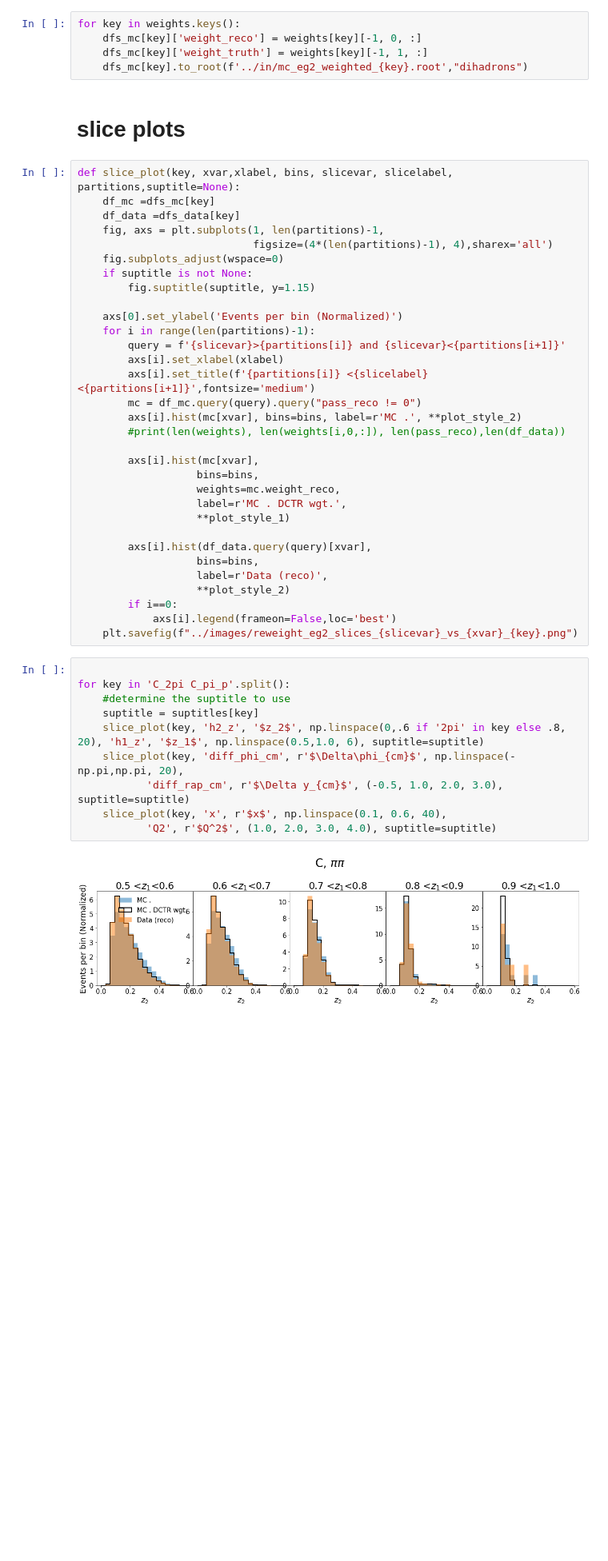
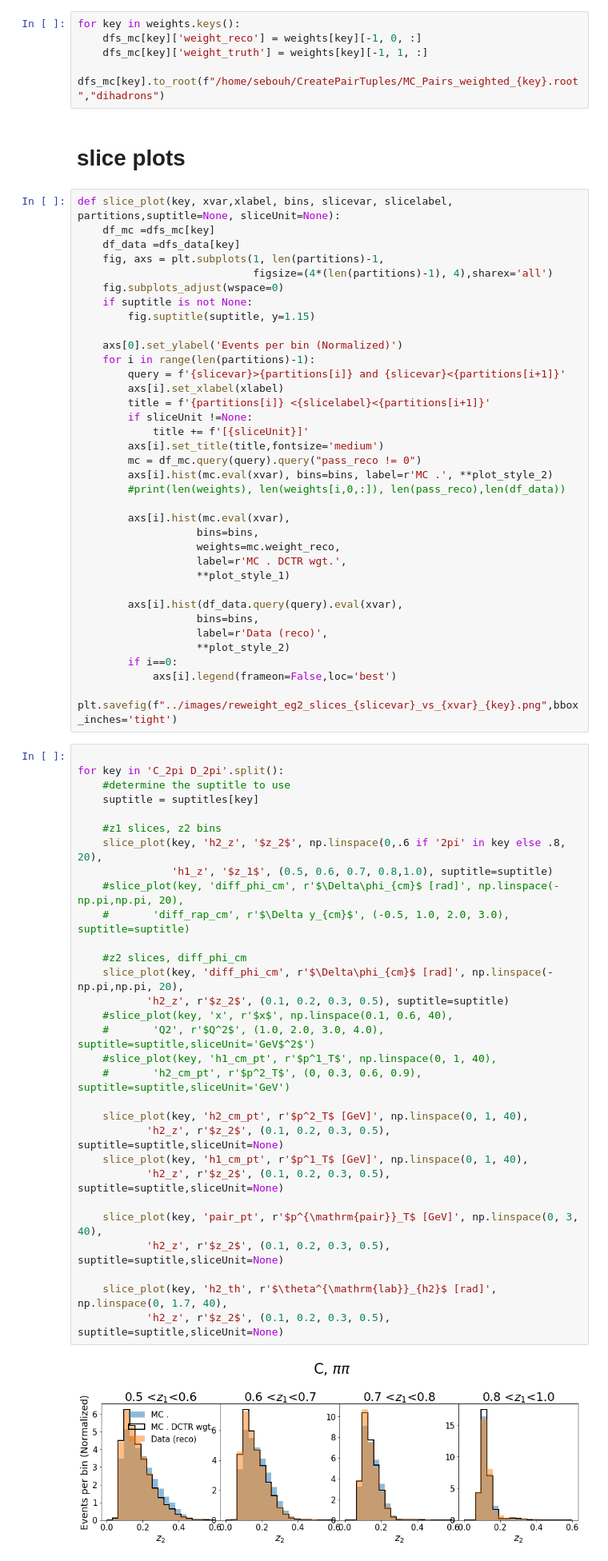
Before and after one commit to sebouh137/sidis_tuples, a Jupyter notebook: python/ReweightDihadrons-Clas6.ipynb, the cells around one changed output. Shown at 80% size. Drawn from its saved outputs; the diff is of its cells as text; blank space fills up the shorter version.

```diff
--- a/python/ReweightDihadrons-Clas6.ipynb
+++ b/python/ReweightDihadrons-Clas6.ipynb
@@ -659,11 +657,11 @@ ITERATION: 4
 for key in weights.keys():
     dfs_mc[key]['weight_reco'] = weights[key][-1, 0, :]
     dfs_mc[key]['weight_truth'] = weights[key][-1, 1, :]
-    dfs_mc[key].to_root(f'../in/mc_eg2_weighted_{key}.root',"dihadrons")
+    dfs_mc[key].to_root(f"/home/sebouh/CreatePairTuples/MC_Pairs_weighted_{key}.root","dihadrons")
 # %% [markdown]
 # slice plots
 # %%
-def slice_plot(key, xvar,xlabel, bins, slicevar, slicelabel, partitions,suptitle=None):
+def slice_plot(key, xvar,xlabel, bins, slicevar, slicelabel, partitions,suptitle=None, sliceUnit=None):
     df_mc =dfs_mc[key]
     df_data =dfs_data[key]
     fig, axs = plt.subplots(1, len(partitions)-1,
@@ -676,33 +674,56 @@ def slice_plot(key, xvar,xlabel, bins, slicevar, slicelabel, partitions,suptitle
     for i in range(len(partitions)-1):
         query = f'{slicevar}>{partitions[i]} and {slicevar}<{partitions[i+1]}'
         axs[i].set_xlabel(xlabel)
-        axs[i].set_title(f'{partitions[i]} <{slicelabel}<{partitions[i+1]}',fontsize='medium')
+        title = f'{partitions[i]} <{slicelabel}<{partitions[i+1]}'
+        if sliceUnit !=None:
+            title += f'[{sliceUnit}]'
+        axs[i].set_title(title,fontsize='medium')
         mc = df_mc.query(query).query("pass_reco != 0")
-        axs[i].hist(mc[xvar], bins=bins, label=r'MC .', **plot_style_2)
+        axs[i].hist(mc.eval(xvar), bins=bins, label=r'MC .', **plot_style_2)
         #print(len(weights), len(weights[i,0,:]), len(pass_reco),len(df_data))
 
-        axs[i].hist(mc[xvar],
+        axs[i].hist(mc.eval(xvar),
                    bins=bins,
                    weights=mc.weight_reco,
                    label=r'MC . DCTR wgt.',
                    **plot_style_1)
 
-        axs[i].hist(df_data.query(query)[xvar],
+        axs[i].hist(df_data.query(query).eval(xvar),
                    bins=bins,
                    label=r'Data (reco)',
                    **plot_style_2)
         if i==0:
             axs[i].legend(frameon=False,loc='best')
-    plt.savefig(f"../images/reweight_eg2_slices_{slicevar}_vs_{xvar}_{key}.png")
+    plt.savefig(f"../images/reweight_eg2_slices_{slicevar}_vs_{xvar}_{key}.png",bbox_inches='tight')
 # %%
 
-for key in 'C_2pi C_pi_p'.split():
+for key in 'C_2pi D_2pi'.split():
     #determine the suptitle to use
     suptitle = suptitles[key]
-    slice_plot(key, 'h2_z', '$z_2$', np.linspace(0,.6 if '2pi' in key else .8, 20), 'h1_z', '$z_1$', np.linspace(0.5,1.0, 6), suptitle=suptitle)
-    slice_plot(key, 'diff_phi_cm', r'$\Delta\phi_{cm}$', np.linspace(-np.pi,np.pi, 20),
-           'diff_rap_cm', r'$\Delta y_{cm}$', (-0.5, 1.0, 2.0, 3.0), suptitle=suptitle)
-    slice_plot(key, 'x', r'$x$', np.linspace(0.1, 0.6, 40),
-           'Q2', r'$Q^2$', (1.0, 2.0, 3.0, 4.0), suptitle=suptitle)
+
+    #z1 slices, z2 bins
+    slice_plot(key, 'h2_z', '$z_2$', np.linspace(0,.6 if '2pi' in key else .8, 20),
+               'h1_z', '$z_1$', (0.5, 0.6, 0.7, 0.8,1.0), suptitle=suptitle)
+    #slice_plot(key, 'diff_phi_cm', r'$\Delta\phi_{cm}$ [rad]', np.linspace(-np.pi,np.pi, 20),
+    #       'diff_rap_cm', r'$\Delta y_{cm}$', (-0.5, 1.0, 2.0, 3.0), suptitle=suptitle)
+
+    #z2 slices, diff_phi_cm
+    slice_plot(key, 'diff_phi_cm', r'$\Delta\phi_{cm}$ [rad]', np.linspace(-np.pi,np.pi, 20),
+           'h2_z', r'$z_2$', (0.1, 0.2, 0.3, 0.5), suptitle=suptitle)
+    #slice_plot(key, 'x', r'$x$', np.linspace(0.1, 0.6, 40),
+    #       'Q2', r'$Q^2$', (1.0, 2.0, 3.0, 4.0), suptitle=suptitle,sliceUnit='GeV$^2$')
+    #slice_plot(key, 'h1_cm_pt', r'$p^1_T$', np.linspace(0, 1, 40),
+    #       'h2_cm_pt', r'$p^2_T$', (0, 0.3, 0.6, 0.9), suptitle=suptitle,sliceUnit='GeV')
+
+    slice_plot(key, 'h2_cm_pt', r'$p^2_T$ [GeV]', np.linspace(0, 1, 40),
+           'h2_z', r'$z_2$', (0.1, 0.2, 0.3, 0.5), suptitle=suptitle,sliceUnit=None)
+    slice_plot(key, 'h1_cm_pt', r'$p^1_T$ [GeV]', np.linspace(0, 1, 40),
+           'h2_z', r'$z_2$', (0.1, 0.2, 0.3, 0.5), suptitle=suptitle,sliceUnit=None)
+
+    slice_plot(key, 'pair_pt', r'$p^{\mathrm{pair}}_T$ [GeV]', np.linspace(0, 3, 40),
+           'h2_z', r'$z_2$', (0.1, 0.2, 0.3, 0.5), suptitle=suptitle,sliceUnit=None)
+
+    slice_plot(key, 'h2_th', r'$\theta^{\mathrm{lab}}_{h2}$ [rad]', np.linspace(0, 1.7, 40),
+           'h2_z', r'$z_2$', (0.1, 0.2, 0.3, 0.5), suptitle=suptitle,sliceUnit=None)
 # %% [output]
-[figure, old version]
+[figure, new version]
```
Also changed, not shown: parts of 9 cells of this notebook, 49 other files.
